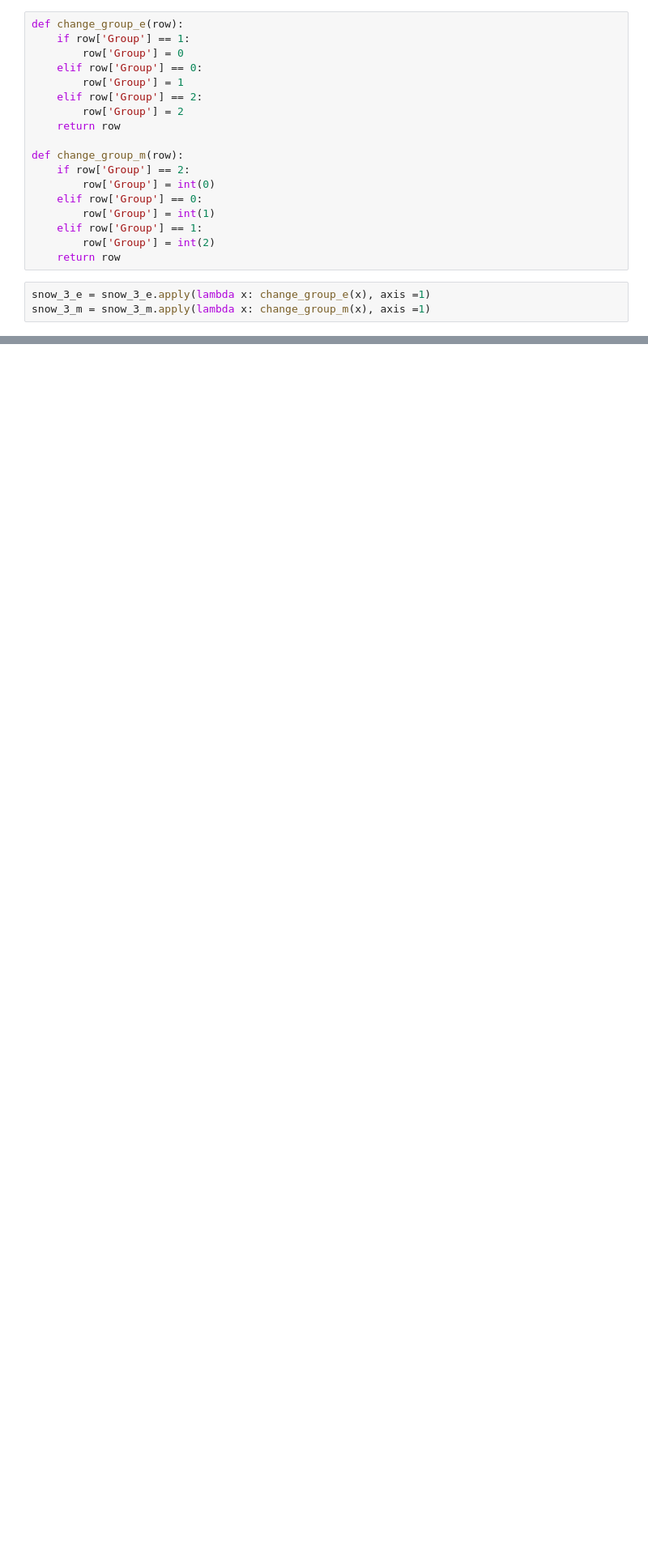
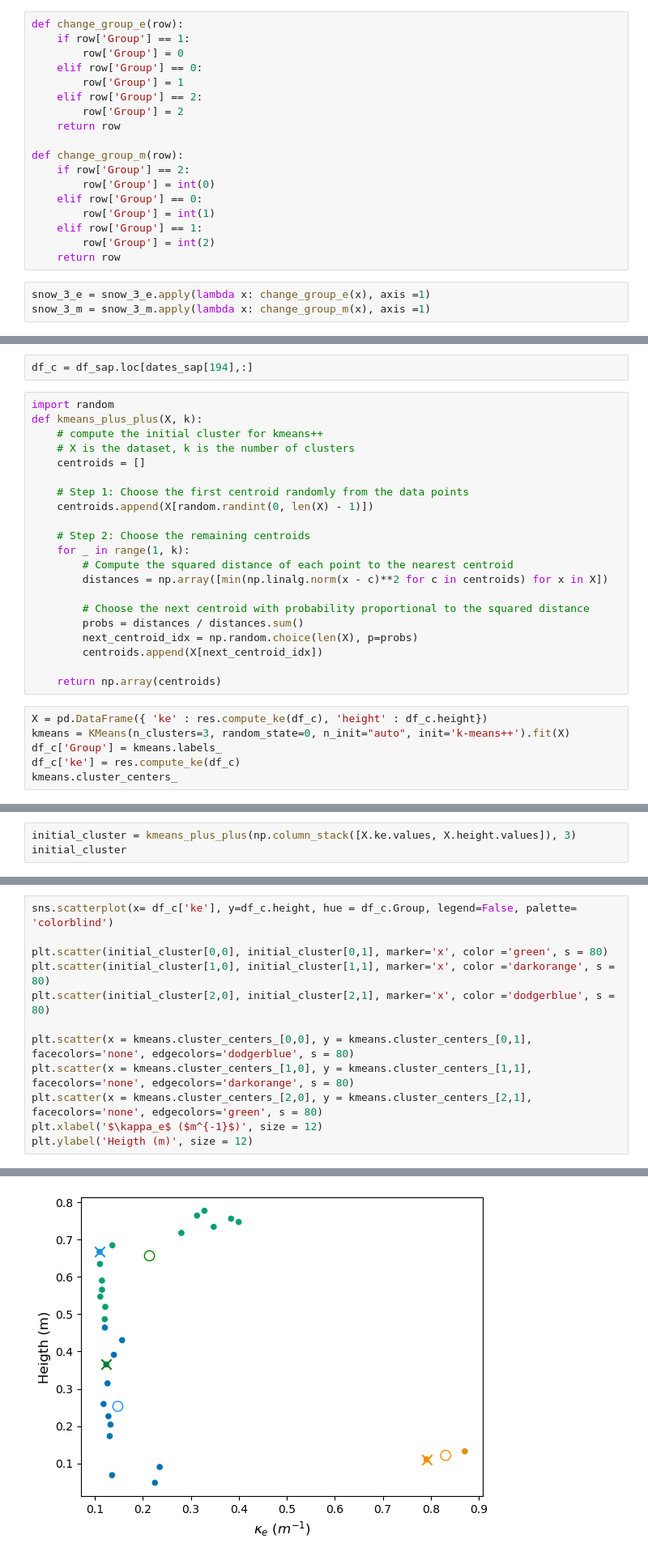
Before and after one commit to JulienMeloche/radar_equivalent_snowpack, a Jupyter notebook: fig2.ipynb, the cells around one changed output, grey strips where cells are left out. Shown at 81% size. Drawn from its saved outputs; the diff is of its cells as text; blank space fills up the shorter version.

```diff
--- a/fig2.ipynb
+++ b/fig2.ipynb
@@ -234,0 +295,29 @@ plt.subplots_adjust(wspace = 0.05)
+# %%
+df_c = df_sap.loc[dates_sap[194],:]
+# %%
+import random
+def kmeans_plus_plus(X, k):
+    # compute the initial cluster for kmeans++
+    # X is the dataset, k is the number of clusters
+    centroids = []
+
+    # Step 1: Choose the first centroid randomly from the data points
+    centroids.append(X[random.randint(0, len(X) - 1)])
+
+    # Step 2: Choose the remaining centroids
+    for _ in range(1, k):
+        # Compute the squared distance of each point to the nearest centroid
+        distances = np.array([min(np.linalg.norm(x - c)**2 for c in centroids) for x in X])
+
+        # Choose the next centroid with probability proportional to the squared distance
+        probs = distances / distances.sum()
+        next_centroid_idx = np.random.choice(len(X), p=probs)
+        centroids.append(X[next_centroid_idx])
+
+    return np.array(centroids)
+# %%
+X = pd.DataFrame({ 'ke' : res.compute_ke(df_c), 'height' : df_c.height})
+kmeans = KMeans(n_clusters=3, random_state=0, n_init="auto", init='k-means++').fit(X)
+df_c['Group'] = kmeans.labels_
+df_c['ke'] = res.compute_ke(df_c)
+kmeans.cluster_centers_
@@ -234,0 +328,3 @@ plt.subplots_adjust(wspace = 0.05)
+# %%
+initial_cluster = kmeans_plus_plus(np.column_stack([X.ke.values, X.height.values]), 3)
+initial_cluster
@@ -234,0 +335,13 @@ plt.subplots_adjust(wspace = 0.05)
+# %%
+sns.scatterplot(x= df_c['ke'], y=df_c.height, hue = df_c.Group, legend=False, palette= 'colorblind')
+
+plt.scatter(initial_cluster[0,0], initial_cluster[0,1], marker='x', color ='green', s = 80)
+plt.scatter(initial_cluster[1,0], initial_cluster[1,1], marker='x', color ='darkorange', s = 80)
+plt.scatter(initial_cluster[2,0], initial_cluster[2,1], marker='x', color ='dodgerblue', s = 80)
+
+plt.scatter(x = kmeans.cluster_centers_[0,0], y = kmeans.cluster_centers_[0,1], facecolors='none', edgecolors='dodgerblue', s = 80)
+plt.scatter(x = kmeans.cluster_centers_[1,0], y = kmeans.cluster_centers_[1,1], facecolors='none', edgecolors='darkorange', s = 80)
+plt.scatter(x = kmeans.cluster_centers_[2,0], y = kmeans.cluster_centers_[2,1], facecolors='none', edgecolors='green', s = 80)
+plt.xlabel('$\kappa_e$ ($m^{-1}$)', size = 12)
+plt.ylabel('Heigth (m)', size = 12)
+# %% [output]
@@ -234,0 +349 @@ plt.subplots_adjust(wspace = 0.05)
+[figure, added]
```
Also changed, not shown: parts of 16 cells of this notebook, 2 other files.
